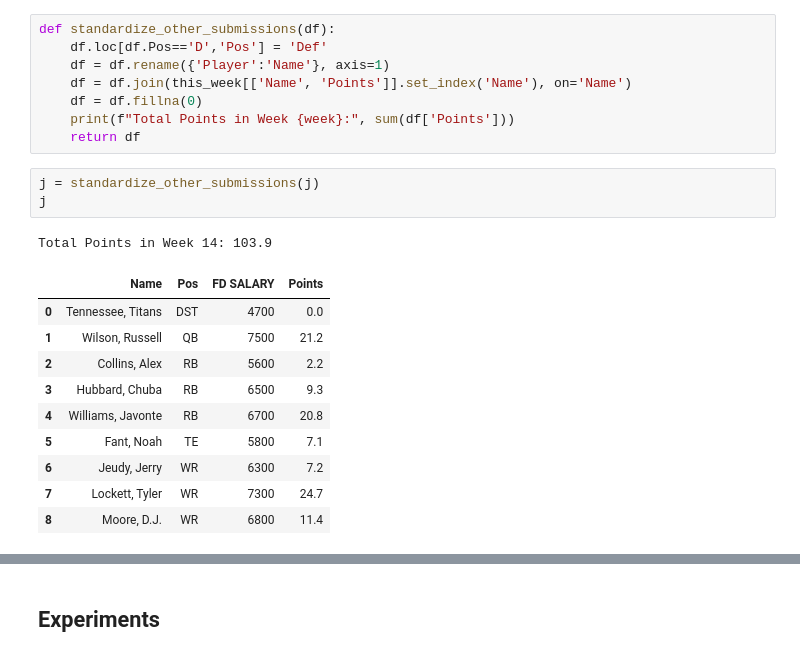
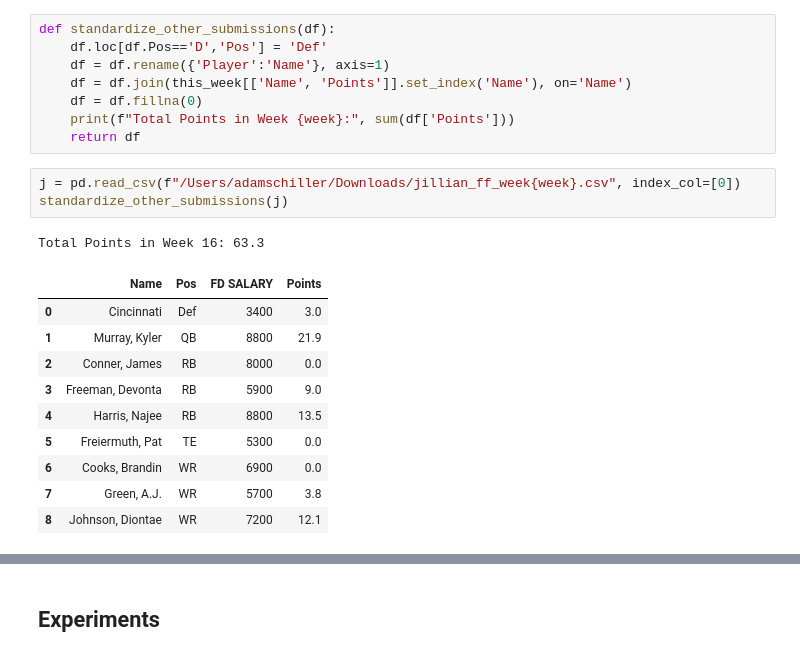
Before and after one commit to ahs8w/model_football, a Jupyter notebook: FF21_Experiments.ipynb, the cells around one changed output, grey strips where cells are left out. Cells and saved outputs as stored; diff of their text form.

```diff
--- a/FF21_Experiments.ipynb
+++ b/FF21_Experiments.ipynb
@@ -158,19 +132,19 @@ def standardize_other_submissions(df):
     df = df.fillna(0)
     print(f"Total Points in Week {week}:", sum(df['Points']))
     return df
-# %%
-j = standardize_other_submissions(j)
-j
-# %% [output]
-Total Points in Week 14: 103.9
-|  | Name | Pos | FD SALARY | Points |
-| 0 | Tennessee, Titans | DST | 4700 | 0.0 |
-| 1 | Wilson, Russell | QB | 7500 | 21.2 |
-| 2 | Collins, Alex | RB | 5600 | 2.2 |
-| 3 | Hubbard, Chuba | RB | 6500 | 9.3 |
-| 4 | Williams, Javonte | RB | 6700 | 20.8 |
-| 5 | Fant, Noah | TE | 5800 | 7.1 |
-| 6 | Jeudy, Jerry | WR | 6300 | 7.2 |
-| 7 | Lockett, Tyler | WR | 7300 | 24.7 |
-| 8 | Moore, D.J. | WR | 6800 | 11.4 |
+# %%
+j = pd.read_csv(f"/Users/adamschiller/Downloads/jillian_ff_week{week}.csv", index_col=[0])
+standardize_other_submissions(j)
+# %% [output]
+Total Points in Week 16: 63.3
+|  | Name | Pos | FD SALARY | Points |
+| 0 | Cincinnati | Def | 3400 | 3.0 |
+| 1 | Murray, Kyler | QB | 8800 | 21.9 |
+| 2 | Conner, James | RB | 8000 | 0.0 |
+| 3 | Freeman, Devonta | RB | 5900 | 9.0 |
+| 4 | Harris, Najee | RB | 8800 | 13.5 |
+| 5 | Freiermuth, Pat | TE | 5300 | 0.0 |
+| 6 | Cooks, Brandin | WR | 6900 | 0.0 |
+| 7 | Green, A.J. | WR | 5700 | 3.8 |
+| 8 | Johnson, Diontae | WR | 7200 | 12.1 |
 # %%
```
Also changed, not shown: parts of 6 cells of this notebook, 4 other files.
